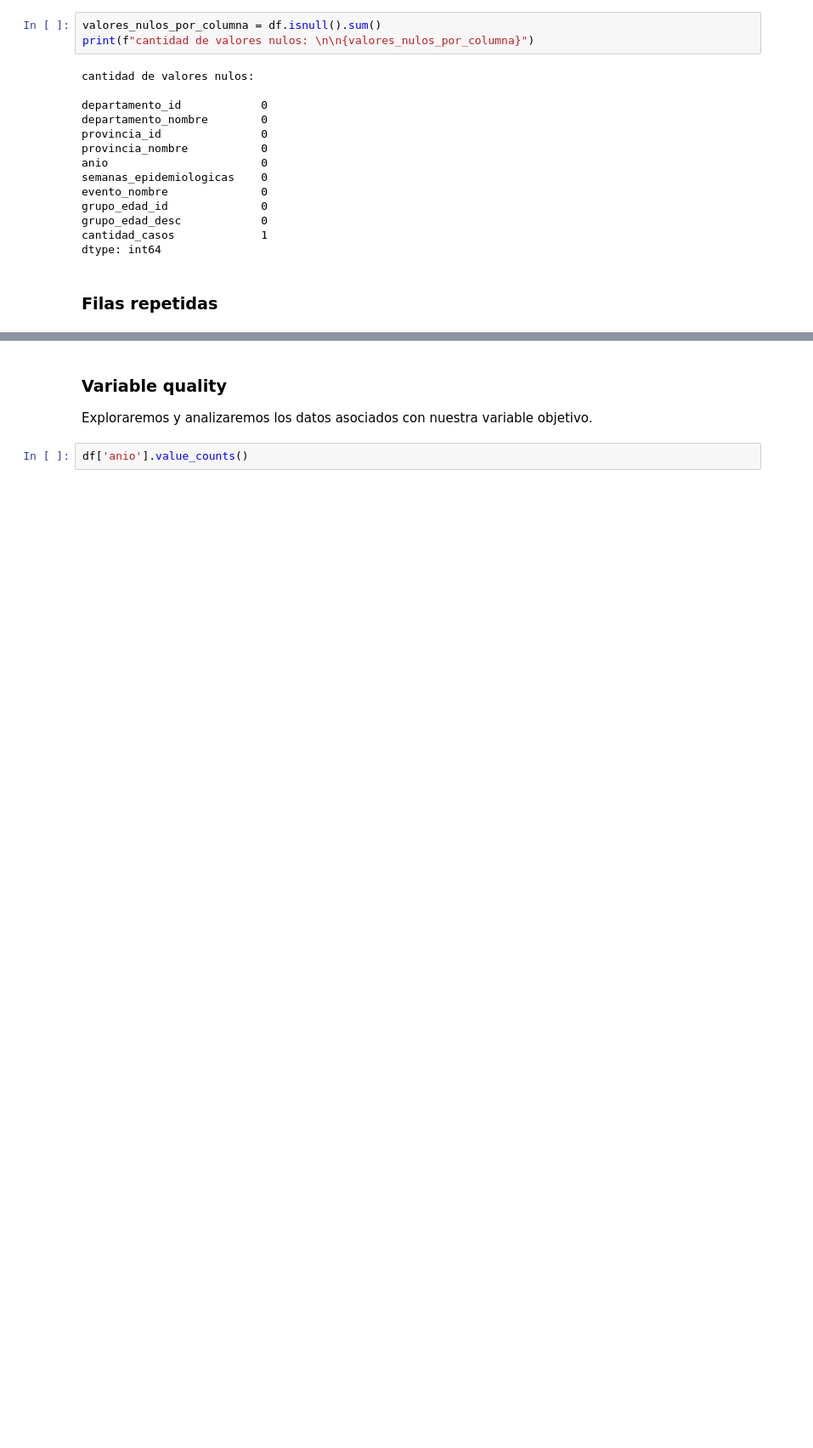
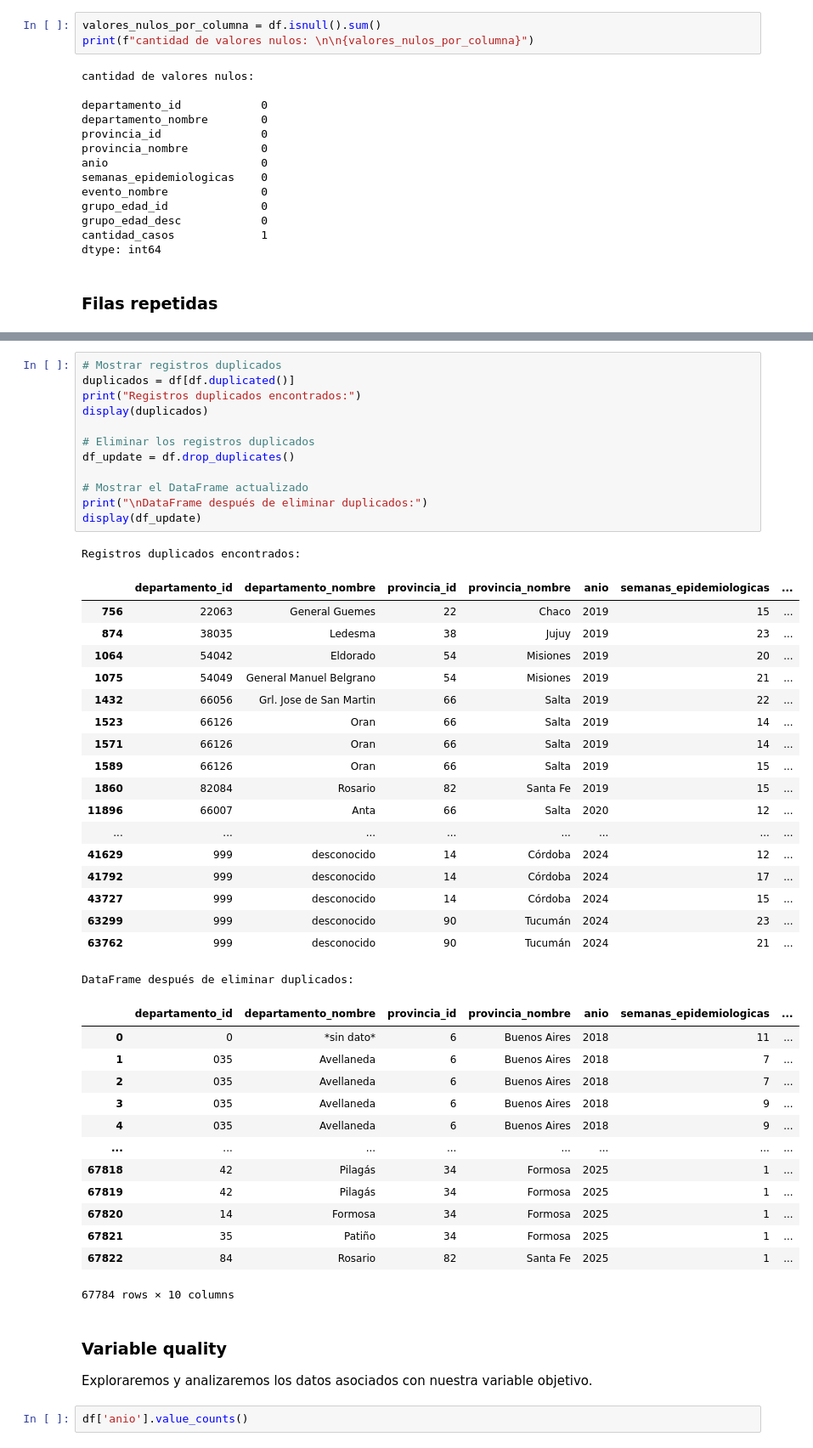
Before and after one commit to migue212852/SistemaSalud, a Jupyter notebook: Análisis_Casos_de_Dengue_en_Arg.ipynb, the cells around one changed output, grey strips where cells are left out. Shown at 85% size. Drawn from its saved outputs; the diff is of its cells as text; blank space fills up the shorter version.

```diff
--- a/Análisis_Casos_de_Dengue_en_Arg.ipynb
+++ b/Análisis_Casos_de_Dengue_en_Arg.ipynb
@@ -272,3 +262,48 @@ La cantidad de filas repetida es: 39
+# %%
+# Mostrar registros duplicados
+duplicados = df[df.duplicated()]
+print("Registros duplicados encontrados:")
+display(duplicados)
+
+# Eliminar los registros duplicados
+df_update = df.drop_duplicates()
+
+# Mostrar el DataFrame actualizado
+print("\nDataFrame después de eliminar duplicados:")
+display(df_update)
+# %% [output]
+Registros duplicados encontrados:
+|  | departamento_id | departamento_nombre | provincia_id | provincia_nombre | anio | semanas_epidemiologicas | ... |
+| 756 | 22063 | General Guemes | 22 | Chaco | 2019 | 15 | ... |
+| 874 | 38035 | Ledesma | 38 | Jujuy | 2019 | 23 | ... |
+| 1064 | 54042 | Eldorado | 54 | Misiones | 2019 | 20 | ... |
+| 1075 | 54049 | General Manuel Belgrano | 54 | Misiones | 2019 | 21 | ... |
+| 1432 | 66056 | Grl. Jose de San Martin | 66 | Salta | 2019 | 22 | ... |
+| 1523 | 66126 | Oran | 66 | Salta | 2019 | 14 | ... |
+| 1571 | 66126 | Oran | 66 | Salta | 2019 | 14 | ... |
+| 1589 | 66126 | Oran | 66 | Salta | 2019 | 15 | ... |
+| 1860 | 82084 | Rosario | 82 | Santa Fe | 2019 | 15 | ... |
+| 11896 | 66007 | Anta | 66 | Salta | 2020 | 12 | ... |
+| ... | ... | ... | ... | ... | ... | ... | ... |
+| 41629 | 999 | desconocido | 14 | Córdoba | 2024 | 12 | ... |
+| 41792 | 999 | desconocido | 14 | Córdoba | 2024 | 17 | ... |
+| 43727 | 999 | desconocido | 14 | Córdoba | 2024 | 15 | ... |
+| 63299 | 999 | desconocido | 90 | Tucumán | 2024 | 23 | ... |
+| 63762 | 999 | desconocido | 90 | Tucumán | 2024 | 21 | ... |
+DataFrame después de eliminar duplicados:
+|  | departamento_id | departamento_nombre | provincia_id | provincia_nombre | anio | semanas_epidemiologicas | ... |
+| 0 | 0 | *sin dato* | 6 | Buenos Aires | 2018 | 11 | ... |
+| 1 | 035 | Avellaneda | 6 | Buenos Aires | 2018 | 7 | ... |
+| 2 | 035 | Avellaneda | 6 | Buenos Aires | 2018 | 7 | ... |
+| 3 | 035 | Avellaneda | 6 | Buenos Aires | 2018 | 9 | ... |
+| 4 | 035 | Avellaneda | 6 | Buenos Aires | 2018 | 9 | ... |
+| ... | ... | ... | ... | ... | ... | ... | ... |
+| 67818 | 42 | Pilagás | 34 | Formosa | 2025 | 1 | ... |
+| 67819 | 42 | Pilagás | 34 | Formosa | 2025 | 1 | ... |
+| 67820 | 14 | Formosa | 34 | Formosa | 2025 | 1 | ... |
+| 67821 | 35 | Patiño | 34 | Formosa | 2025 | 1 | ... |
+| 67822 | 84 | Rosario | 82 | Santa Fe | 2025 | 1 | ... |
+67784 rows × 10 columns
 # %% [markdown]
 ### Variable **quality**
 Exploraremos y analizaremos los datos asociados con nuestra variable objetivo.
```
Also changed, not shown: parts of 18 cells of this notebook.
